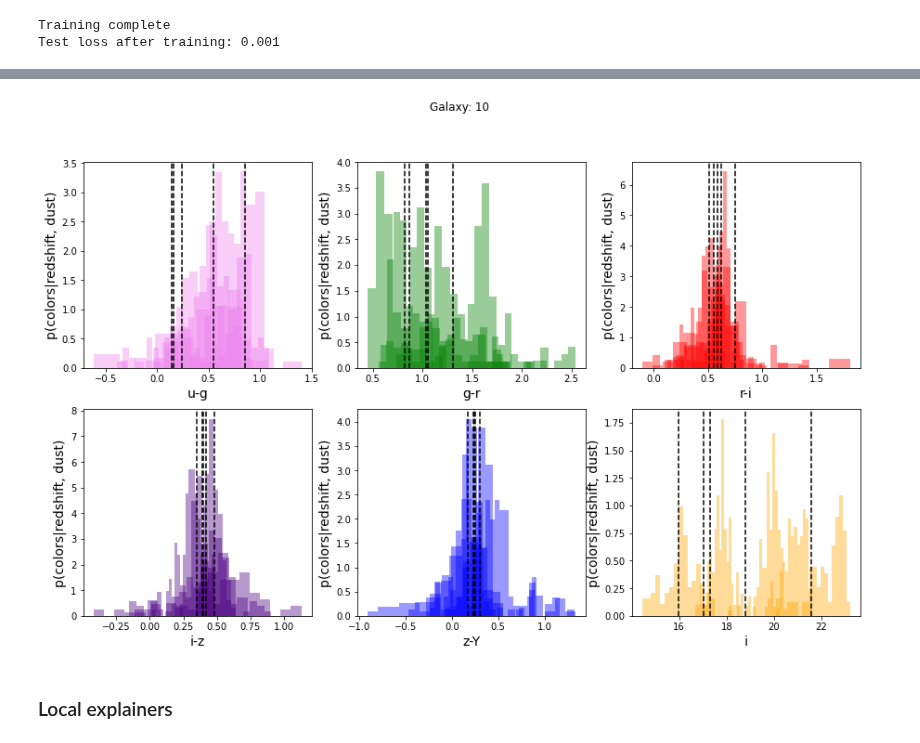
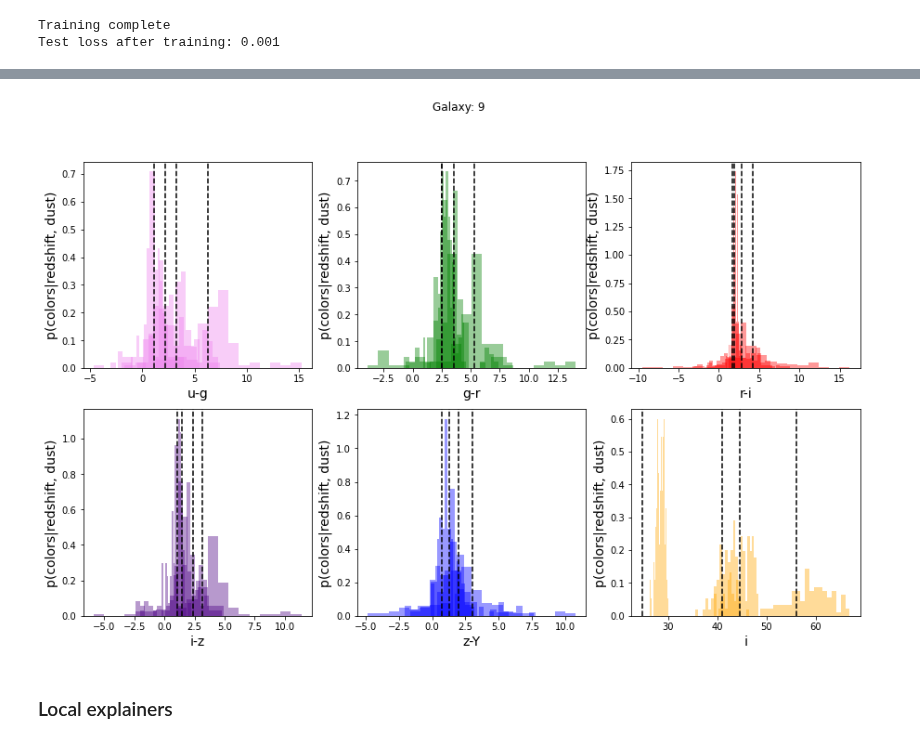
Before and after one commit to patricialarsen/emulator_utils, a Jupyter notebook: notebooks/demo_explainers.ipynb, the cells around one changed output, grey strips where cells are left out. Cells and saved outputs as stored; diff of their text form; code cells hidden in the pictures.

```diff
--- a/notebooks/demo_explainers.ipynb
+++ b/notebooks/demo_explainers.ipynb
@@ -152,13 +153,13 @@ def prob_color(param_in):
                                     ebv_in.reshape(-1, 1),
                                     sfh_in) , axis=1)
 
-    sps_in = scaler.transform(input_params)
+    # sps_in = scaler.transform(input_params)
 
     #############
 
     # mlp_pred = mlp.predict(sps_in)
 
-    mags_pred, _, _ = mcdrop_pred(mlp, sps_in, scaler_y)
+    mags_pred, _, _ = mcdrop_pred(input_params, mlp, scaler, scaler_y)
     # print(mags_pred.shape)
 
     #############
@@ -179,26 +180,26 @@ mean_color = color_forward(param_test_unscaled)
 # %%
 colors = ['violet', 'green', 'red', 'indigo', 'blue', 'orange']
 target_labels = ['u-g', 'g-r', 'r-i', 'i-z', 'z-Y', 'i']
 
 mag_test_unscale = unscale(mag_test, scaler_y)
 cols_test = mag_test_unscale[:, :-1] - mag_test_unscale[:, 1:]
 cols_magi_test = np.concatenate( (cols_test, mag_test_unscale[:, 3][:, np.newaxis]), axis=1)
 # target_truths = unscale(cols_test, scaler_y)
 
 f, a = plt.subplots(2,3, figsize=(15, 9))
 
-for galID in range(6, 11):
+for galID in range(6, 10):
     f.suptitle('Galaxy: %d'%galID)
     for bandID in range(6):
         a[int(bandID/3),bandID%3].hist(pcolor[:, galID, bandID], bins = 20, histtype='stepfilled', density = True,
                                        color=colors[bandID], alpha=0.4, lw=2);
         a[int(bandID/3),bandID%3].set_xlabel(target_labels[bandID], fontsize=14)
         a[int(bandID/3),bandID%3].set_ylabel('p(colors|redshift, dust)', fontsize=14)
         a[int(bandID/3),bandID%3].axvline( cols_magi_test[galID, bandID], color='k', linestyle='dashed')
         # print(color_test[galID, bandID])
         # print(4*'====')
 # %% [output]
-[figure, old version]
+[figure, new version]
 # %% [markdown]
 ### Local explainers
 # %%
```
Also changed, not shown: parts of 6 cells of this notebook, 2 other files.
